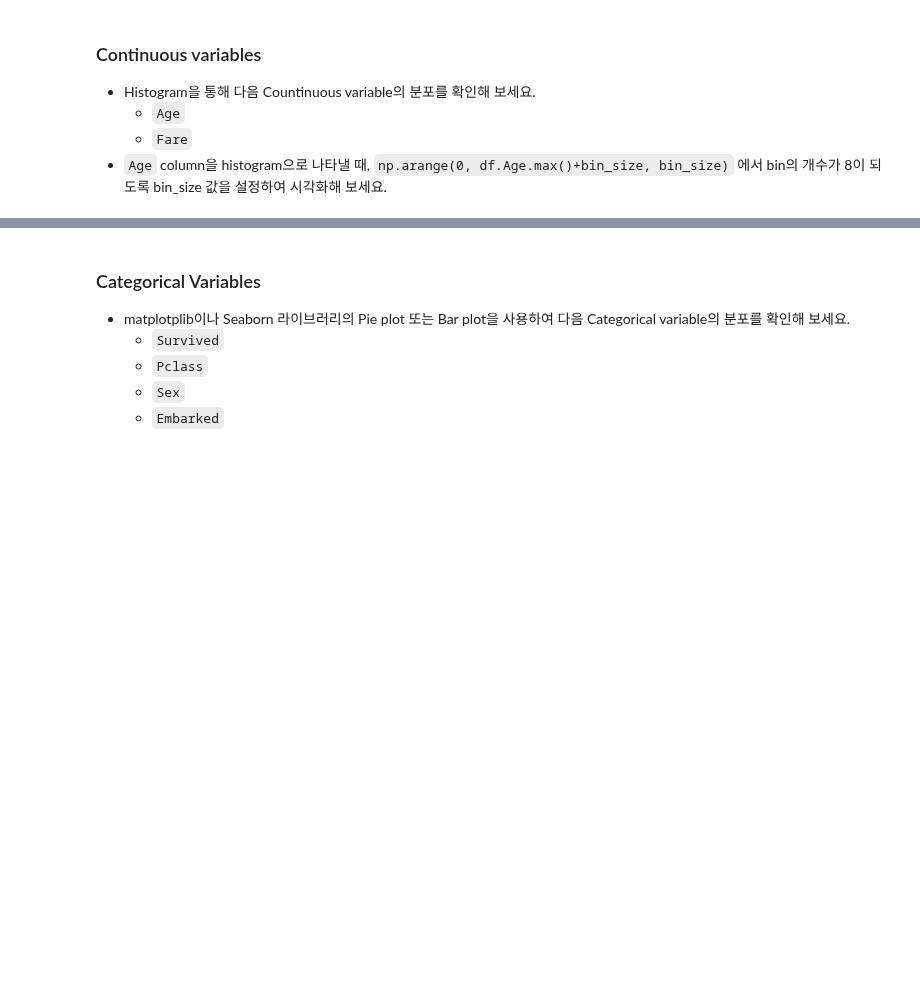
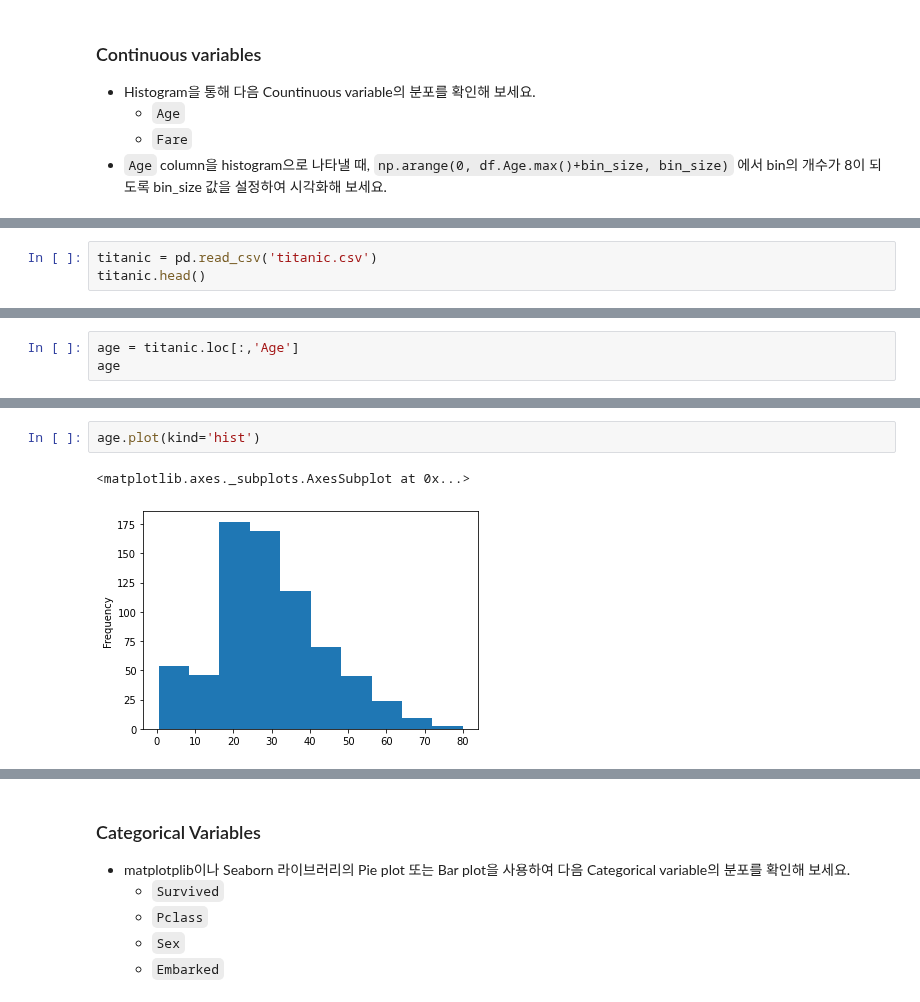
Before and after one commit to p65454/codestates, a Jupyter notebook: n111 & n112 - EDA/n112a-EDA(2).ipynb, the cells around one changed output, grey strips where cells are left out. Cells and saved outputs as stored; diff of their text form; blank space fills up the shorter version.

```diff
--- a/n111 & n112 - EDA/n112a-EDA(2).ipynb
+++ b/n111 & n112 - EDA/n112a-EDA(2).ipynb
@@ -32,0 +41,3 @@
+# %%
+titanic = pd.read_csv('titanic.csv')
+titanic.head()
@@ -32,0 +55,3 @@
+# %%
+age = titanic.loc[:,'Age']
+age
@@ -32,0 +71,5 @@
+# %%
+age.plot(kind='hist')
+# %% [output]
+<matplotlib.axes._subplots.AxesSubplot at 0x...>
+[figure, added]
```
Also changed, not shown: parts of 11 cells of this notebook.
